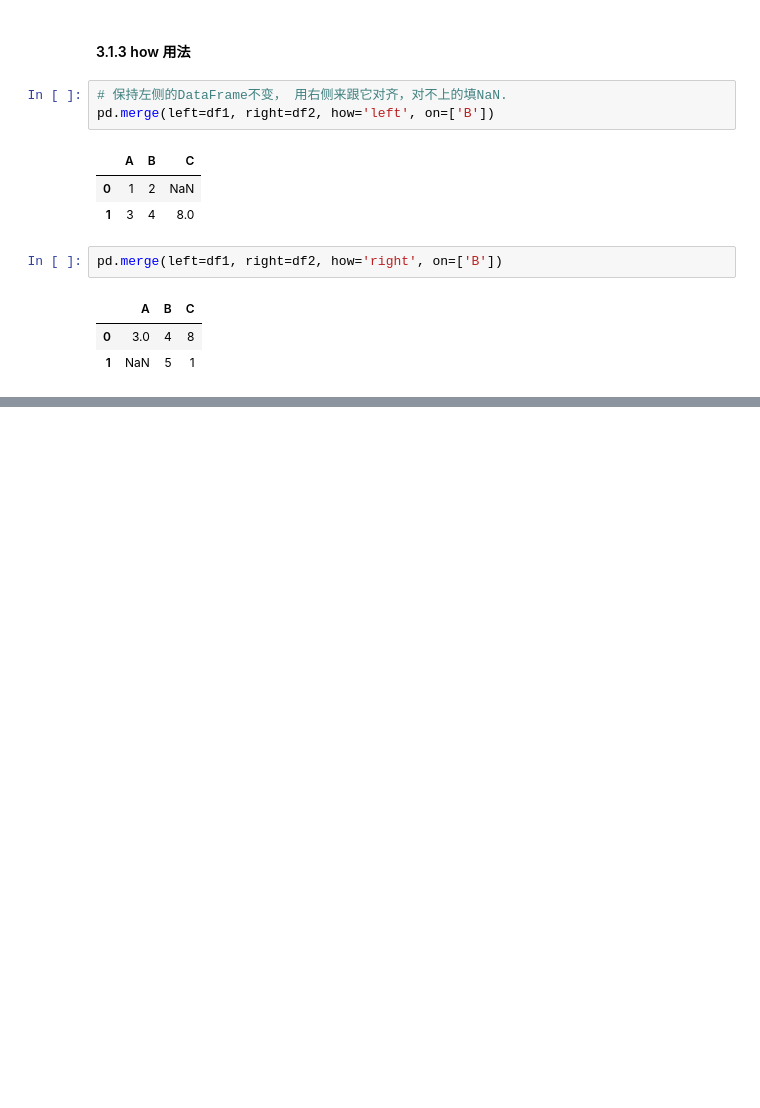
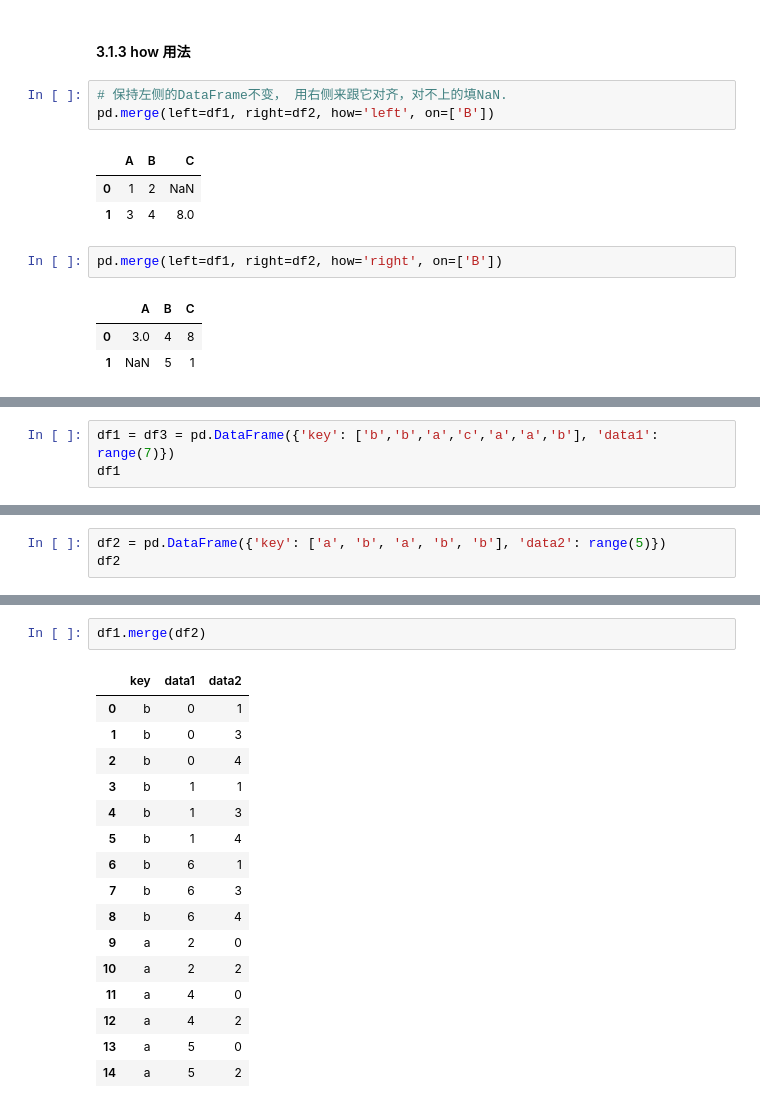
Before and after one commit to zingp/machine-learning, a Jupyter notebook: s_pandas/merge_learn.ipynb, the cells around one changed output, grey strips where cells are left out. Saved outputs shown, nothing was run; the diff lists cells and outputs as text; blank space fills up the shorter version.

Commit message:
merge详解

```diff
--- a/s_pandas/merge_learn.ipynb
+++ b/s_pandas/merge_learn.ipynb
@@ -75,0 +204,3 @@ pd.merge(left=df1, right=df2, how='right', on=['B'])
+# %%
+df1 = df3 = pd.DataFrame({'key': ['b','b','a','c','a','a','b'], 'data1': range(7)})
+df1
@@ -75,0 +216,3 @@ pd.merge(left=df1, right=df2, how='right', on=['B'])
+# %%
+df2 = pd.DataFrame({'key': ['a', 'b', 'a', 'b', 'b'], 'data2': range(5)})
+df2
@@ -75,0 +226,19 @@ pd.merge(left=df1, right=df2, how='right', on=['B'])
+# %%
+df1.merge(df2)
+# %% [output]
+|  | key | data1 | data2 |
+| 0 | b | 0 | 1 |
+| 1 | b | 0 | 3 |
+| 2 | b | 0 | 4 |
+| 3 | b | 1 | 1 |
+| 4 | b | 1 | 3 |
+| 5 | b | 1 | 4 |
+| 6 | b | 6 | 1 |
+| 7 | b | 6 | 3 |
+| 8 | b | 6 | 4 |
+| 9 | a | 2 | 0 |
+| 10 | a | 2 | 2 |
+| 11 | a | 4 | 0 |
+| 12 | a | 4 | 2 |
+| 13 | a | 5 | 0 |
+| 14 | a | 5 | 2 |
```
Also changed, not shown: parts of 20 cells of this notebook.
